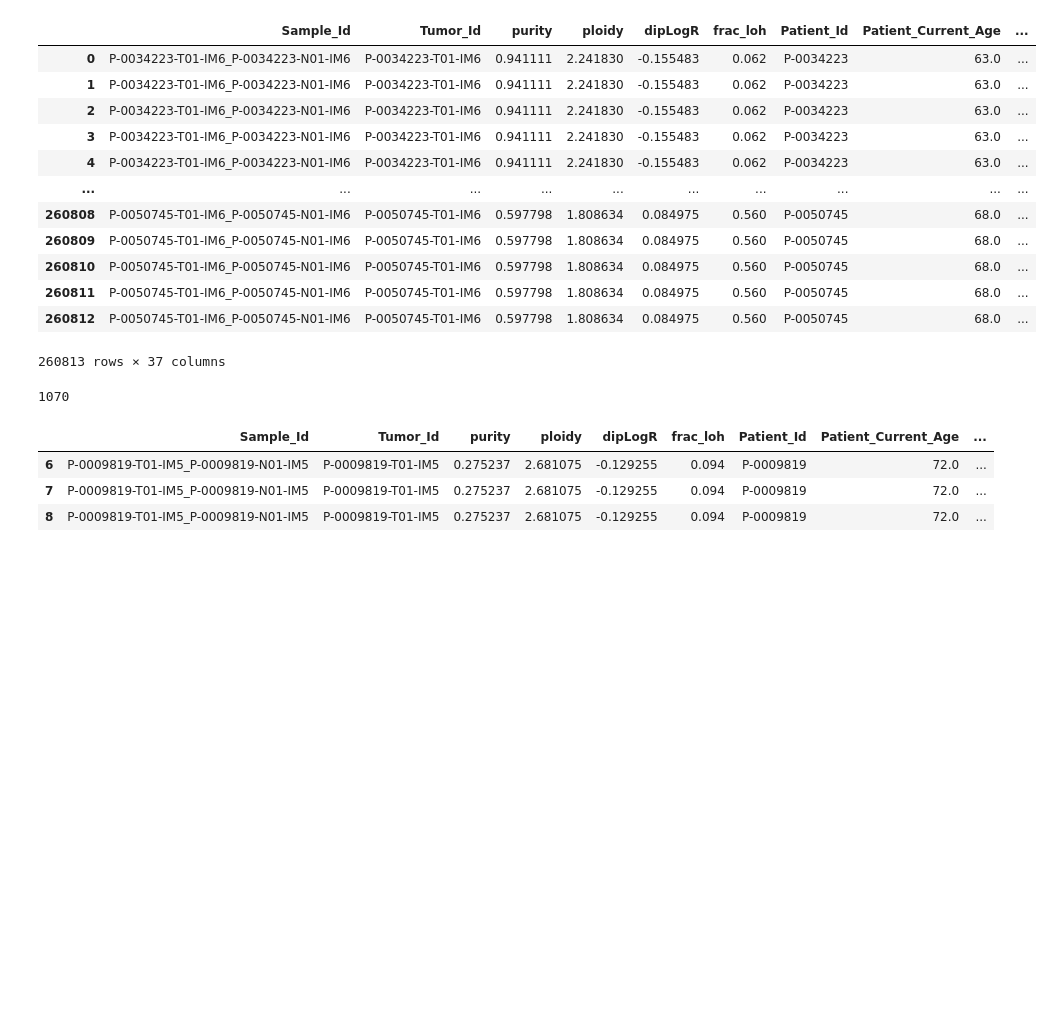
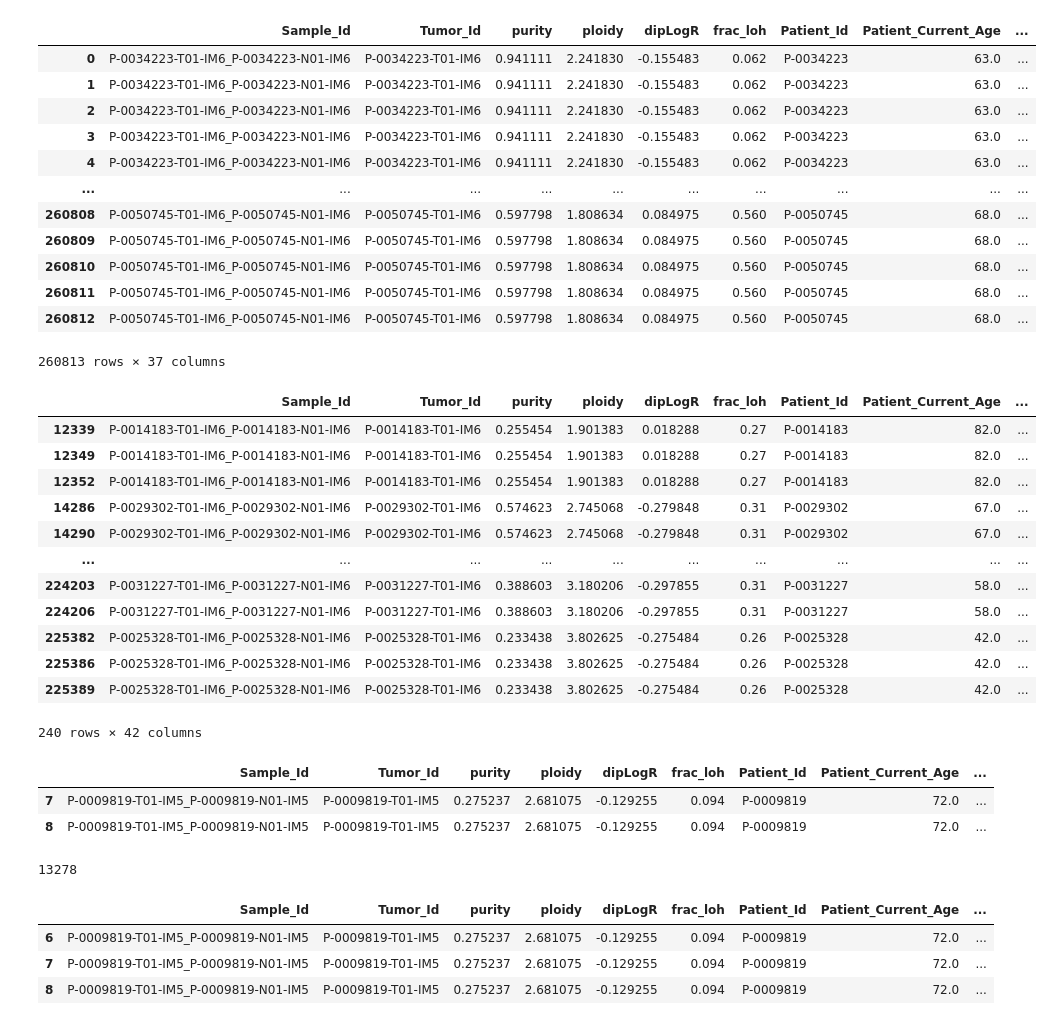
Before and after one commit to emilecohen/mskimpact_tp53_exploration, a Jupyter notebook: analysis/dataframe_generation/maf_cohort_creation.ipynb, the cells around one changed output. Drawn from its saved outputs; the diff is of its cells as text; code cells hidden in the pictures; blank space fills up the shorter version.

```diff
--- a/analysis/dataframe_generation/maf_cohort_creation.ipynb
+++ b/analysis/dataframe_generation/maf_cohort_creation.ipynb
@@ -215,7 +215,13 @@ maf_cohort
 | 260811 | P-0050745-T01-IM6_P-0050745-N01-IM6 | P-0050745-T01-IM6 | 0.597798 | 1.808634 | 0.084975 | 0.560 | P-0050745 | 68.0 | ... |
 | 260812 | P-0050745-T01-IM6_P-0050745-N01-IM6 | P-0050745-T01-IM6 | 0.597798 | 1.808634 | 0.084975 | 0.560 | P-0050745 | 68.0 | ... |
 260813 rows × 37 columns
-# %%
-maf_cohort.vaf.isna().sum()
-# %% [output]
-1070
+# %%
+annotated_data = pd.read_pickle(data_path + 'maf_cohort_annotated.pkl')
+
+#Create a total_mut_key
+maf_cohort['total_mut_key'] = pd.Series([str(j)+'_'+str(i) for i,j in zip( maf_cohort.mut_key, maf_cohort.Sample_Id)])
+annotated_data['total_mut_key'] = pd.Series([str(j)+'_'+str(i) for i,j in zip(annotated_data.mut_key, annotated_data.Sample_Id)])
+annotated_data = annotated_data[['total_mut_key','mutationEffect','oncogenic','vus','hotspot']]
+
+maf_cohort_final = pd.merge(maf_cohort, annotated_data, how='left', left_on='total_mut_key', right_on='total_mut_key')
+maf_cohort_final = maf_cohort_final.drop_duplicates('total_mut_key')
@@ -222,3 +231,32 @@ maf_cohort.vaf.isna().sum()
+# %%
+total_mut_keys = maf_cohort_final["total_mut_key"]
+h = maf_cohort_final[total_mut_keys.isin(total_mut_keys[total_mut_keys.duplicated()])]#.sort("ID")
+#get_groupby(h, 'oncogenic', 'count')
+h[h['oncogenic'] == 'Oncogenic']
+# %% [output]
+|  | Sample_Id | Tumor_Id | purity | ploidy | dipLogR | frac_loh | Patient_Id | Patient_Current_Age | ... |
+| 12339 | P-0014183-T01-IM6_P-0014183-N01-IM6 | P-0014183-T01-IM6 | 0.255454 | 1.901383 | 0.018288 | 0.27 | P-0014183 | 82.0 | ... |
+| 12349 | P-0014183-T01-IM6_P-0014183-N01-IM6 | P-0014183-T01-IM6 | 0.255454 | 1.901383 | 0.018288 | 0.27 | P-0014183 | 82.0 | ... |
+| 12352 | P-0014183-T01-IM6_P-0014183-N01-IM6 | P-0014183-T01-IM6 | 0.255454 | 1.901383 | 0.018288 | 0.27 | P-0014183 | 82.0 | ... |
+| 14286 | P-0029302-T01-IM6_P-0029302-N01-IM6 | P-0029302-T01-IM6 | 0.574623 | 2.745068 | -0.279848 | 0.31 | P-0029302 | 67.0 | ... |
+| 14290 | P-0029302-T01-IM6_P-0029302-N01-IM6 | P-0029302-T01-IM6 | 0.574623 | 2.745068 | -0.279848 | 0.31 | P-0029302 | 67.0 | ... |
+| ... | ... | ... | ... | ... | ... | ... | ... | ... | ... |
+| 224203 | P-0031227-T01-IM6_P-0031227-N01-IM6 | P-0031227-T01-IM6 | 0.388603 | 3.180206 | -0.297855 | 0.31 | P-0031227 | 58.0 | ... |
+| 224206 | P-0031227-T01-IM6_P-0031227-N01-IM6 | P-0031227-T01-IM6 | 0.388603 | 3.180206 | -0.297855 | 0.31 | P-0031227 | 58.0 | ... |
+| 225382 | P-0025328-T01-IM6_P-0025328-N01-IM6 | P-0025328-T01-IM6 | 0.233438 | 3.802625 | -0.275484 | 0.26 | P-0025328 | 42.0 | ... |
+| 225386 | P-0025328-T01-IM6_P-0025328-N01-IM6 | P-0025328-T01-IM6 | 0.233438 | 3.802625 | -0.275484 | 0.26 | P-0025328 | 42.0 | ... |
+| 225389 | P-0025328-T01-IM6_P-0025328-N01-IM6 | P-0025328-T01-IM6 | 0.233438 | 3.802625 | -0.275484 | 0.26 | P-0025328 | 42.0 | ... |
+240 rows × 42 columns
+# %%
+maf_cohort_final[maf_cohort_final['total_mut_key'] == 'P-0009819-T01-IM5_P-0009819-N01-IM5_NA_-1_NA_']
+# %% [output]
+|  | Sample_Id | Tumor_Id | purity | ploidy | dipLogR | frac_loh | Patient_Id | Patient_Current_Age | ... |
+| 7 | P-0009819-T01-IM5_P-0009819-N01-IM5 | P-0009819-T01-IM5 | 0.275237 | 2.681075 | -0.129255 | 0.094 | P-0009819 | 72.0 | ... |
+| 8 | P-0009819-T01-IM5_P-0009819-N01-IM5 | P-0009819-T01-IM5 | 0.275237 | 2.681075 | -0.129255 | 0.094 | P-0009819 | 72.0 | ... |
+# %%
+len(maf_cohort[maf_cohort['alt_count'] == -1.0])
+# %% [output]
+13278
 # %%
 maf_cohort[maf_cohort['Tumor_Id'] == 'P-0009819-T01-IM5']
 # %% [output]
```
Also changed, not shown: parts of 8 cells of this notebook, 7 other files.
